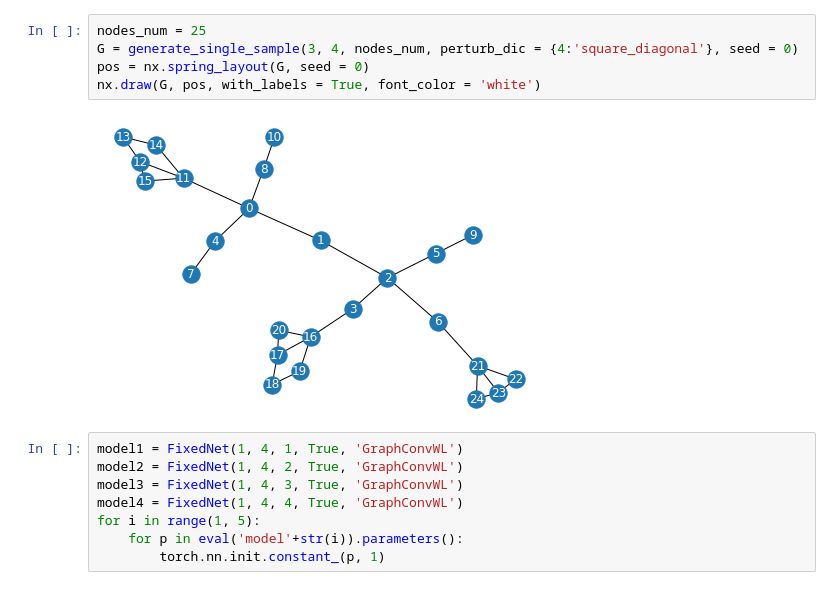
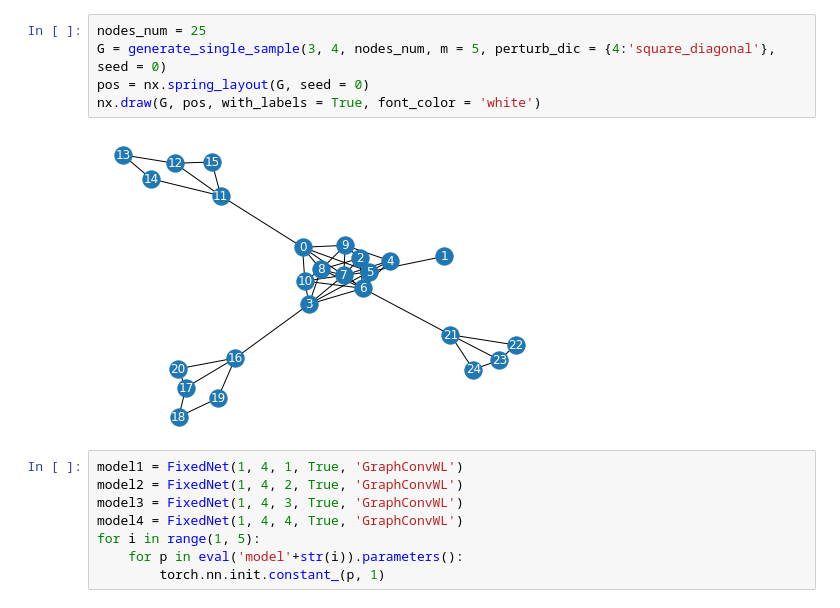
Before and after one commit to viclin0624/CGB, a Jupyter notebook: benchmarks/fixed_model.ipynb, the cells around one changed output. Drawn from its saved outputs; the diff is of its cells as text.

```diff
--- a/benchmarks/fixed_model.ipynb
+++ b/benchmarks/fixed_model.ipynb
@@ -67,10 +71,10 @@ class FixedNet(nn.Module):
 # %%
 nodes_num = 25
-G = generate_single_sample(3, 4, nodes_num, perturb_dic = {4:'square_diagonal'}, seed = 0)
+G = generate_single_sample(3, 4, nodes_num, m = 5, perturb_dic = {4:'square_diagonal'}, seed = 0)
 pos = nx.spring_layout(G, seed = 0)
 nx.draw(G, pos, with_labels = True, font_color = 'white')
 # %% [output]
-[figure, old version]
+[figure, new version]
 # %%
 model1 = FixedNet(1, 4, 1, True, 'GraphConvWL')
 model2 = FixedNet(1, 4, 2, True, 'GraphConvWL')
```
Also changed, not shown: parts of 6 cells of this notebook, 6 other files.
